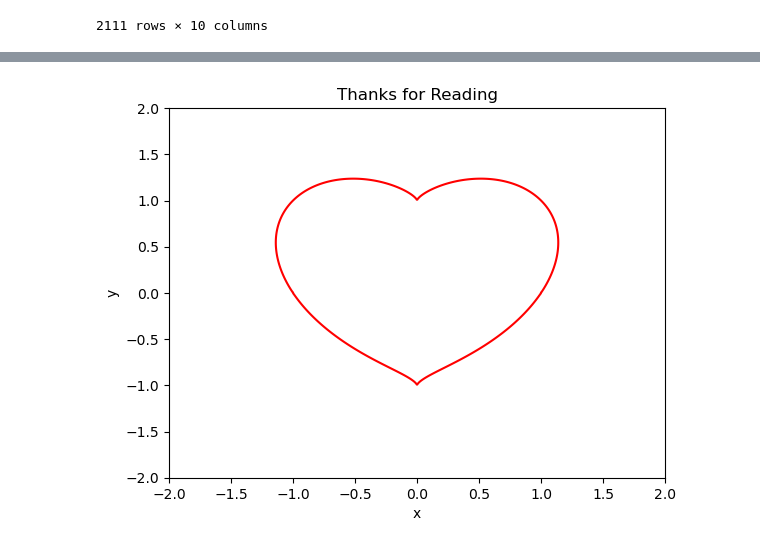
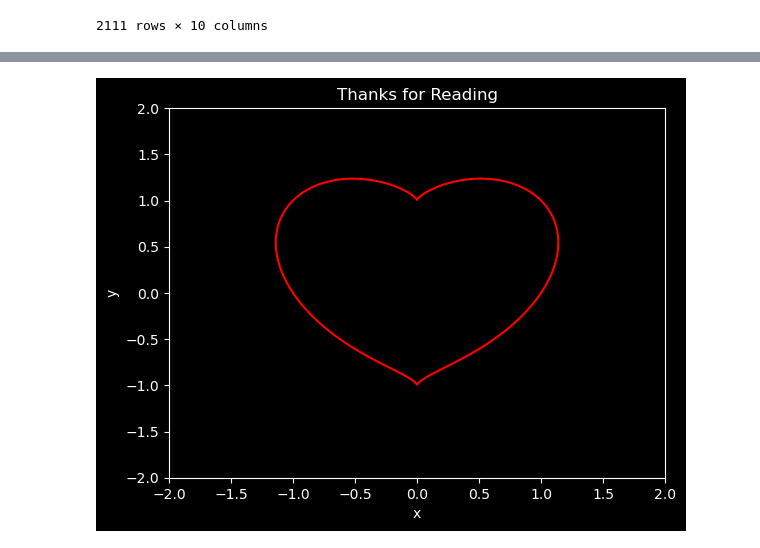
Before and after one commit to PrastyaSusanto/Obese-App, a Jupyter notebook: obesity-level-prediction-and-eda.ipynb, the cells around one changed output, grey strips where cells are left out. Cells and saved outputs as stored; diff of their text form; code cells hidden in the pictures.

```diff
--- a/obesity-level-prediction-and-eda.ipynb
+++ b/obesity-level-prediction-and-eda.ipynb
@@ -677,18 +835,18 @@ So, that's it guys, thanks for reading!
 # %%
-
+plt.style.use('dark_background')
 x = np.linspace(-2, 2, 800)
 y = np.linspace(-2, 2, 800)
 x, y = np.meshgrid(x, y)
 
 
 f = (x**2 + y**2 - 1)**3 - x**2 * y**3
 
 
 plt.contour(x, y, f, [0], colors='red')
 plt.xlabel('x')
 plt.ylabel('y')
 plt.title('Thanks for Reading')
 plt.grid(False)
 plt.show()
 # %% [output]
-[figure, old version]
+[figure, new version]
```
Also changed, not shown: parts of 23 cells of this notebook.
